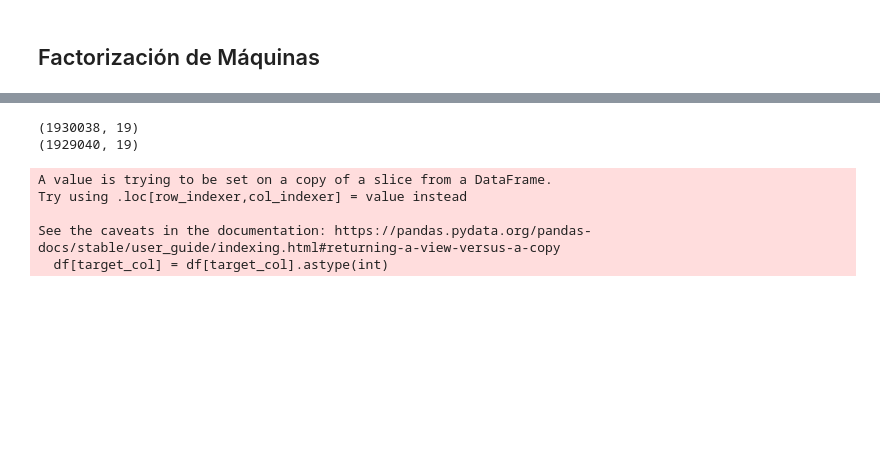
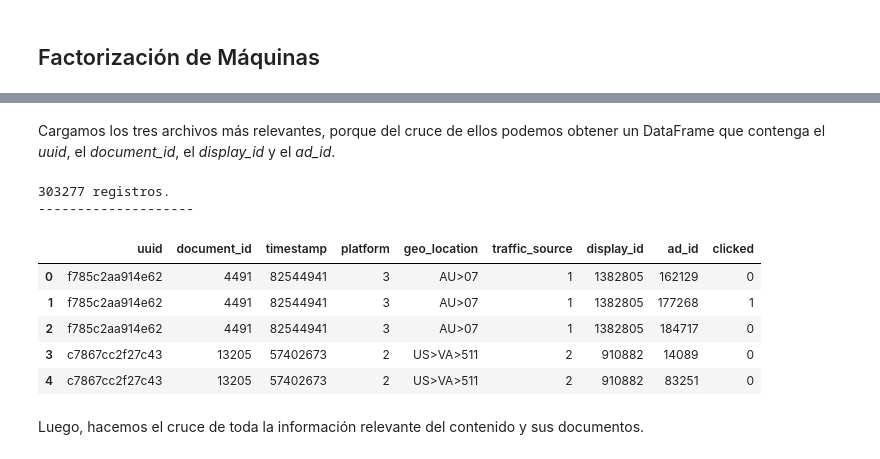
Before and after one commit to maticlein/lab3_MLA_factorizacion_matrices_maquinas, a Jupyter notebook: notebooks/lab3.ipynb, the cells around one changed output, grey strips where cells are left out. Drawn from its saved outputs; the diff is of its cells as text; code cells hidden in the pictures; blank space fills up the shorter version.

```diff
--- a/notebooks/lab3.ipynb
+++ b/notebooks/lab3.ipynb
@@ -605,10 +341,2 @@ def preprocess(df, config):
-# %%
-df, pp = preprocess(df3, config)
-# %% [output]
-(1930038, 19)
-(1929040, 19)
-A value is trying to be set on a copy of a slice from a DataFrame.
-Try using .loc[row_indexer,col_indexer] = value instead
-
-See the caveats in the documentation: https://pandas.pydata.org/pandas-docs/stable/user_guide/indexing.html#returning-a-view-versus-a-copy
-  df[target_col] = df[target_col].astype(int)
+# %% [markdown]
+Cargamos los tres archivos más relevantes, porque del cruce de ellos podemos obtener un DataFrame que contenga el *uuid*, el *document_id*, el *display_id* y el *ad_id*.
@@ -614,0 +350,15 @@ See the caveats in the documentation: https://pandas.pydata.org/pandas-docs/stab
+# %%
+print(f'{len(tmp1)} registros.')
+print('-'*20)
+tmp1.head()
+# %% [output]
+303277 registros.
+--------------------
+|  | uuid | document_id | timestamp | platform | geo_location | traffic_source | display_id | ad_id | clicked |
+| 0 | f785c2aa914e62 | 4491 | 82544941 | 3 | AU>07 | 1 | 1382805 | 162129 | 0 |
+| 1 | f785c2aa914e62 | 4491 | 82544941 | 3 | AU>07 | 1 | 1382805 | 177268 | 1 |
+| 2 | f785c2aa914e62 | 4491 | 82544941 | 3 | AU>07 | 1 | 1382805 | 184717 | 0 |
+| 3 | c7867cc2f27c43 | 13205 | 57402673 | 2 | US>VA>511 | 2 | 910882 | 14089 | 0 |
+| 4 | c7867cc2f27c43 | 13205 | 57402673 | 2 | US>VA>511 | 2 | 910882 | 83251 | 0 |
+# %% [markdown]
+Luego, hacemos el cruce de toda la información relevante del contenido y sus documentos.
```
Also changed, not shown: parts of 86 cells of this notebook, 2 other files.
